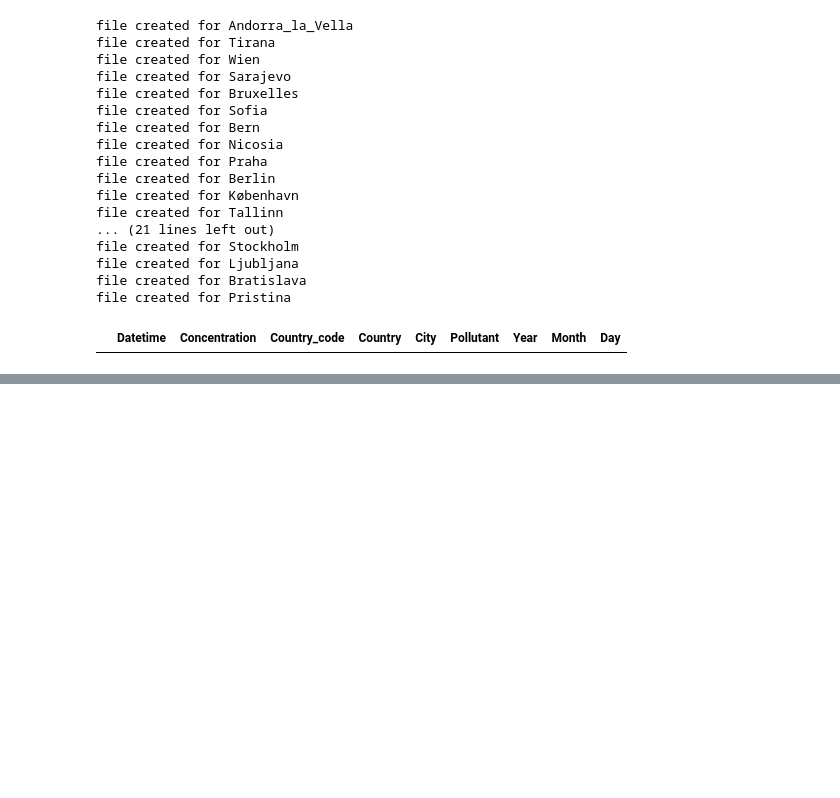
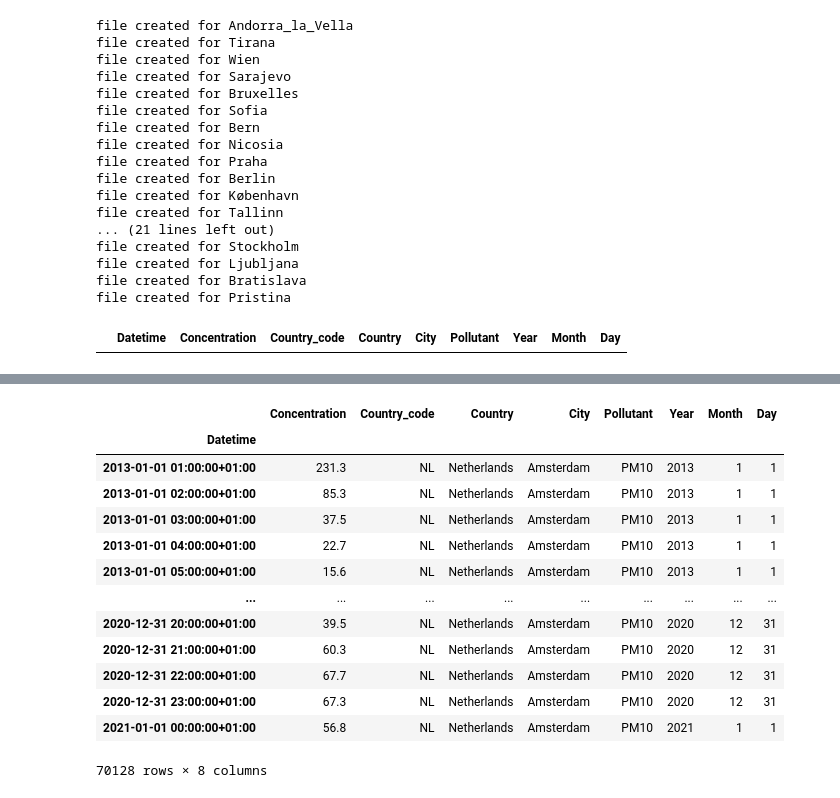
Before and after one commit to mplanasgit/Ironhack-Final-Project, a Jupyter notebook: src/EDA.ipynb, the cells around one changed output, grey strips where cells are left out. Drawn from its saved outputs; the diff is of its cells as text; code cells hidden in the pictures; blank space fills up the shorter version.

```diff
--- a/src/EDA.ipynb
+++ b/src/EDA.ipynb
@@ -932,0 +952,17 @@ albania_3[['Concentration']].plot();
+# %%
+anothertest.set_index('Datetime')
+# %% [output]
+|  | Concentration | Country_code | Country | City | Pollutant | Year | Month | Day |
+| Datetime |  |  |  |  |  |  |  |  |
+| 2013-01-01 01:00:00+01:00 | 231.3 | NL | Netherlands | Amsterdam | PM10 | 2013 | 1 | 1 |
+| 2013-01-01 02:00:00+01:00 | 85.3 | NL | Netherlands | Amsterdam | PM10 | 2013 | 1 | 1 |
+| 2013-01-01 03:00:00+01:00 | 37.5 | NL | Netherlands | Amsterdam | PM10 | 2013 | 1 | 1 |
+| 2013-01-01 04:00:00+01:00 | 22.7 | NL | Netherlands | Amsterdam | PM10 | 2013 | 1 | 1 |
+| 2013-01-01 05:00:00+01:00 | 15.6 | NL | Netherlands | Amsterdam | PM10 | 2013 | 1 | 1 |
+| ... | ... | ... | ... | ... | ... | ... | ... | ... |
+| 2020-12-31 20:00:00+01:00 | 39.5 | NL | Netherlands | Amsterdam | PM10 | 2020 | 12 | 31 |
+| 2020-12-31 21:00:00+01:00 | 60.3 | NL | Netherlands | Amsterdam | PM10 | 2020 | 12 | 31 |
+| 2020-12-31 22:00:00+01:00 | 67.7 | NL | Netherlands | Amsterdam | PM10 | 2020 | 12 | 31 |
+| 2020-12-31 23:00:00+01:00 | 67.3 | NL | Netherlands | Amsterdam | PM10 | 2020 | 12 | 31 |
+| 2021-01-01 00:00:00+01:00 | 56.8 | NL | Netherlands | Amsterdam | PM10 | 2021 | 1 | 1 |
+70128 rows × 8 columns
```
Also changed, not shown: parts of 40 cells of this notebook, 7 other files.
